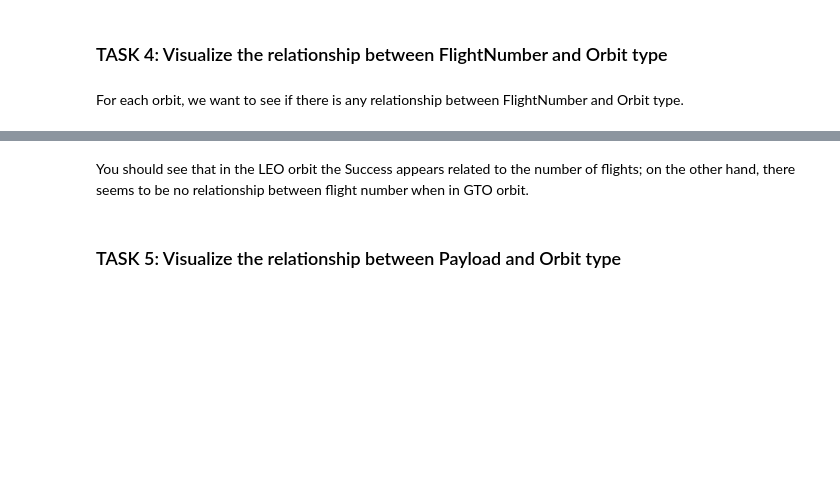
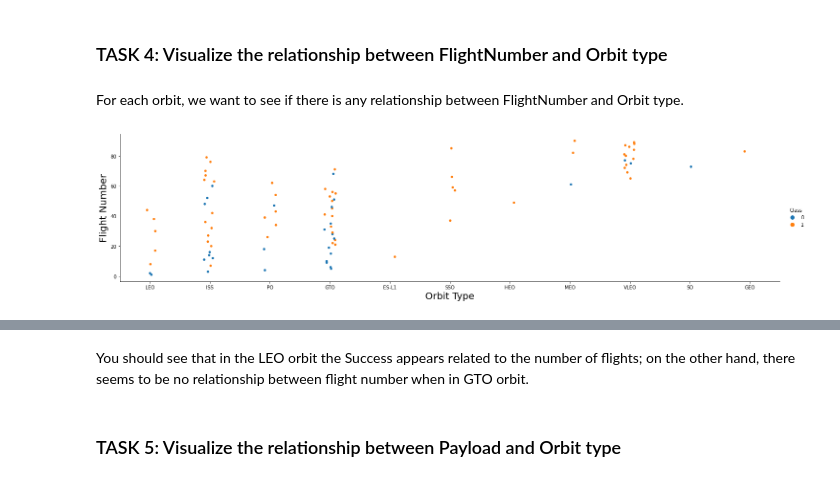
Before and after one commit to colliercoder/IBM-Datascience-Capstone-Project, a Jupyter notebook: COMPLETE THE EDA WITH VISUALIZATION LAB.ipynb, the cells around one changed output, grey strips where cells are left out. Saved outputs shown, nothing was run; the diff lists cells and outputs as text; code cells hidden in the pictures; blank space fills up the shorter version.

```diff
--- a/COMPLETE THE EDA WITH VISUALIZATION LAB.ipynb
+++ b/COMPLETE THE EDA WITH VISUALIZATION LAB.ipynb
@@ -135,3 +142,9 @@ Analyze the ploted bar chart try to find which orbits have high sucess rate.
 For each orbit, we want to see if there is any relationship between FlightNumber and Orbit type.
 # %%
 # Plot a scatter point chart with x axis to be FlightNumber and y axis to be the Orbit, and hue to be the class value
+sns.catplot(x="Orbit", y="FlightNumber", hue="Class", data=df, aspect = 4)
+plt.ylabel("Flight Number",fontsize=20)
+plt.xlabel("Orbit Type",fontsize=20)
+plt.show()
+# %% [output]
+[figure, added]
```
Also changed, not shown: parts of 8 cells of this notebook.
